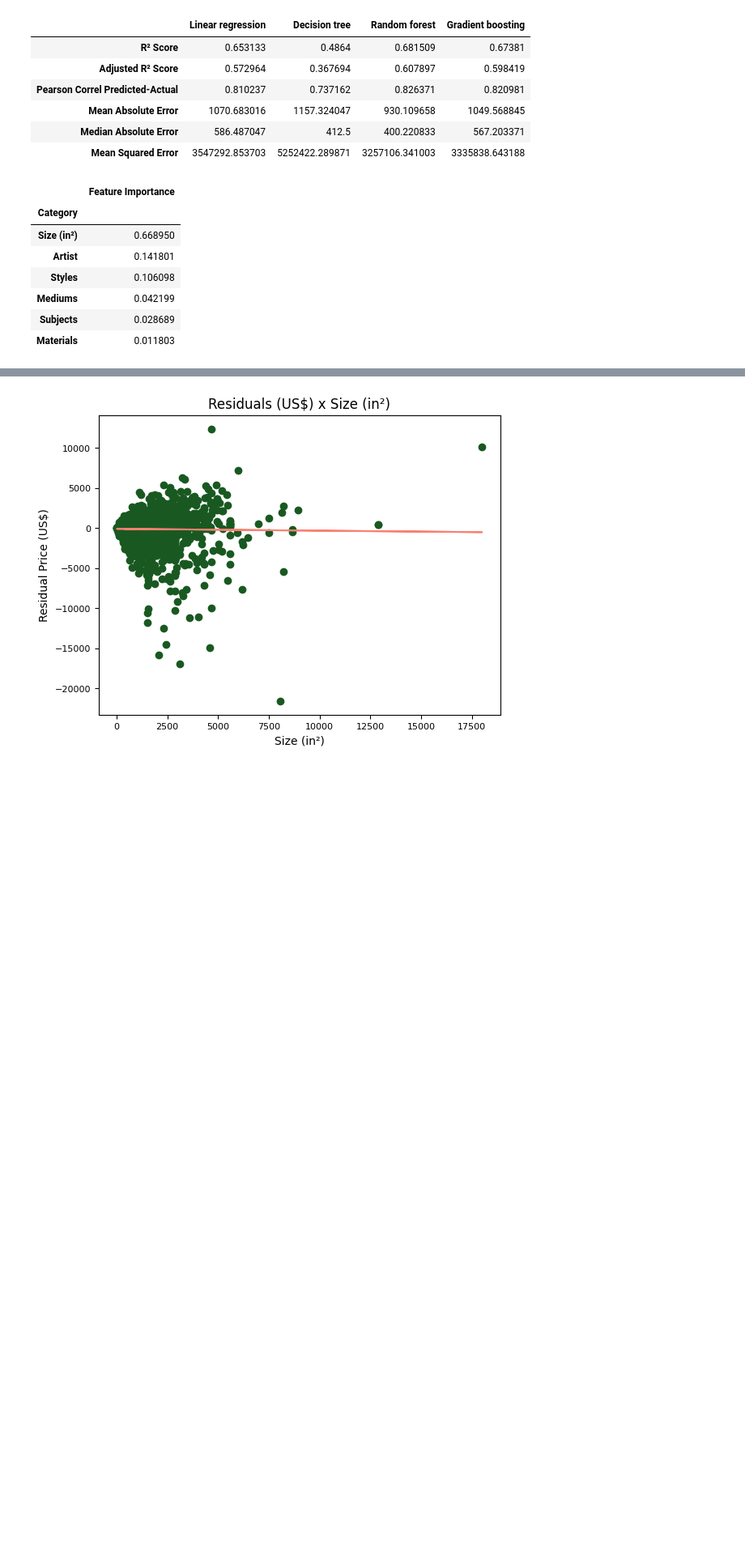
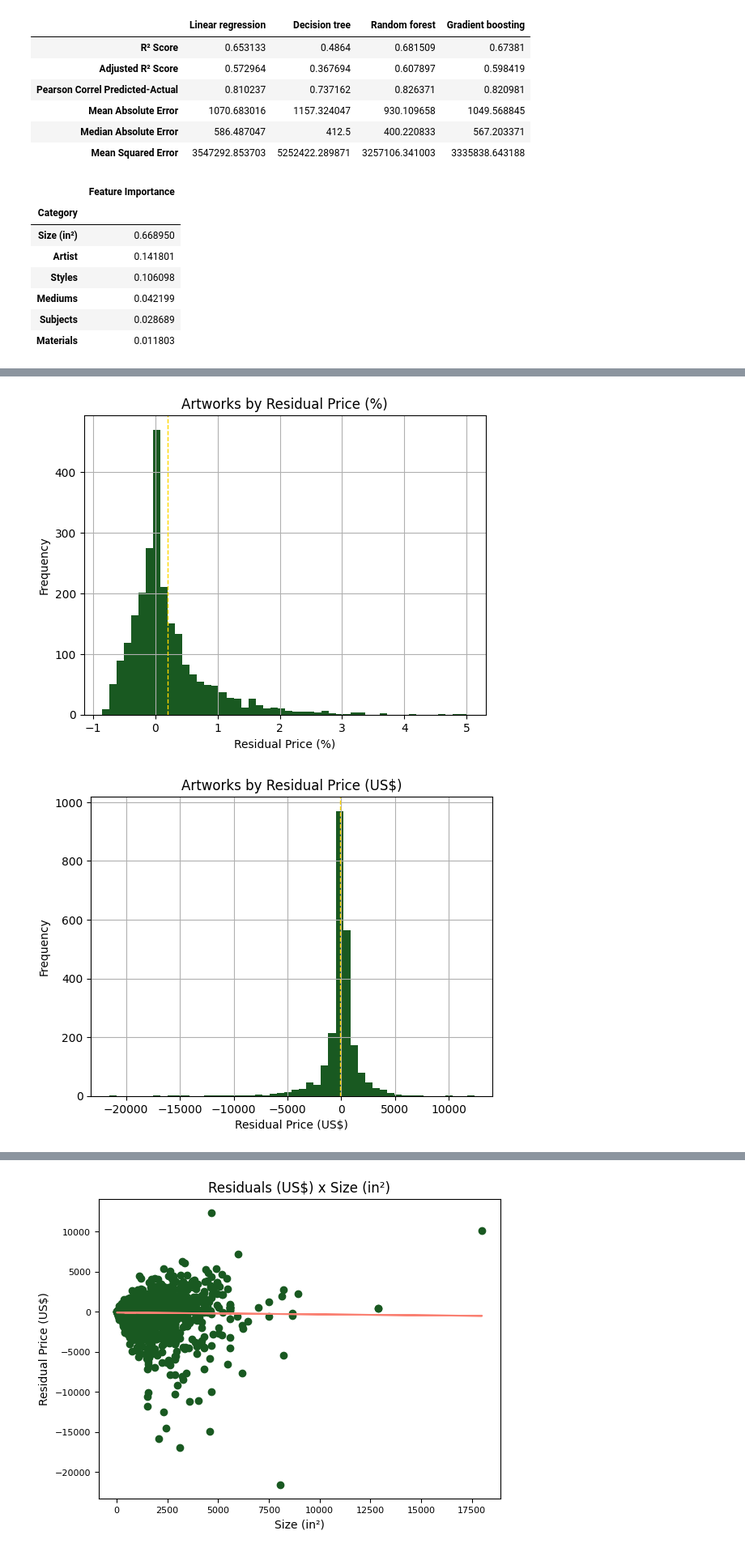
Before and after one commit to cryptogazzetta/Arte, a Jupyter notebook: analysis/saatchi_explore_artworks.ipynb, the cells around one changed output, grey strips where cells are left out. Shown at 81% size. Drawn from its saved outputs; the diff is of its cells as text; code cells hidden in the pictures; blank space fills up the shorter version.

```diff
--- a/analysis/saatchi_explore_artworks.ipynb
+++ b/analysis/saatchi_explore_artworks.ipynb
@@ -225,7 +225,7 @@ def analyse_by_segments(artworks, column_name, sort_by, min_frequency):
     return col_analysis_by_segment
 
 
-def get_descriptive_stats_of_columns(dataframe, columns_names):
+def get_descriptive_stats_of_columns(dataframe, columns_names, segment=""):
 
     descriptive_stats_df = pd.DataFrame()
 
@@ -240,10 +240,22 @@ def get_descriptive_stats_of_columns(dataframe, columns_names):
         descriptive_stats_df.loc['var', column_name] = column.var()
 
         modified_column_name = column_name.replace(' ', '_').replace('(', '').replace(')', '').replace('/', '_')
-        descriptive_stats_df.to_csv(f'data_files/descriptive_analysis_{modified_column_name}{quantile}.csv', index=False)
-        plot_histogram(artworks[column_name], f'Artworks by {column_name}', column_name, 'Frequency')
+        descriptive_stats_df.to_csv(f'data_files/descriptive_analysis_{modified_column_name}{segment}.csv', index=True)
+        plot_histogram(column, f'Artworks by {column_name}', column_name, 'Frequency')
 
     return descriptive_stats_df
+
+
+
+def case_study(dataframe, indices_lists, segments_names):
+    for indices_list, segment in zip(indices_lists, segments_names):
+        size_dummies = dataframe.loc[indices_list]
+        size_dummies['Predicted Price (US$)'] = size_dummies['Predicted Price (US$)'].astype(float)
+
+        print(f'\n\n{segment} size artworks')
+
+        descriptive_df_segments = get_descriptive_stats_of_columns(size_dummies, ['Residual Price (%)', 'Residual Price (US$)'], f'_{segment}')
+        print(descriptive_df_segments)
 # %%
 ## MODELS
 
@@ -603,9 +605,10 @@ plot_histogram(residuals, title='Residuals distribution', x_label='Residuals', y
 # %%
-## DUMMIES DATAFRAME FOR CASE STUDIES
+## INCLUDE PREDICTIONS AND RESIDUALS IN TEST DATA
 
-case_studies_dummies = test_dummies
+test_dummies
+y_pred = model.predict(x_test)
 
-case_studies_dummies['Predicted Price (US$)'] = y_pred
-case_studies_dummies['Residual Price (US$)'] = case_studies_dummies['Predicted Price (US$)'] - case_studies_dummies['Price (US$)']
-case_studies_dummies['Residual Price (%)'] = case_studies_dummies['Residual Price (US$)'] / case_studies_dummies['Price (US$)']
-case_studies_dummies['Price (US$/in²)'] = case_studies_dummies['Price (US$)'] / case_studies_dummies['Size (in²)']
+test_dummies['Predicted Price (US$)'] = y_pred
+test_dummies['Residual Price (US$)'] = test_dummies['Predicted Price (US$)'] - test_dummies['Price (US$)']
+test_dummies['Residual Price (%)'] = test_dummies['Residual Price (US$)'] / test_dummies['Price (US$)']
+test_dummies['Price (US$/in²)'] = test_dummies['Price (US$)'] / test_dummies['Size (in²)']
@@ -643,0 +615,7 @@ descriptive_df_large_residuals
+# %%
+## DISTRIBUTION OF RESIDUALS
+segment = ""
+descriptive_df_size_segments = get_descriptive_stats_of_columns(test_dummies, ['Residual Price (%)', 'Residual Price (US$)'], f'_{segment}')
+# %% [output]
+[figure, added]
+[figure, added]
```
Also changed, not shown: parts of 13 cells of this notebook, 4 other files.
